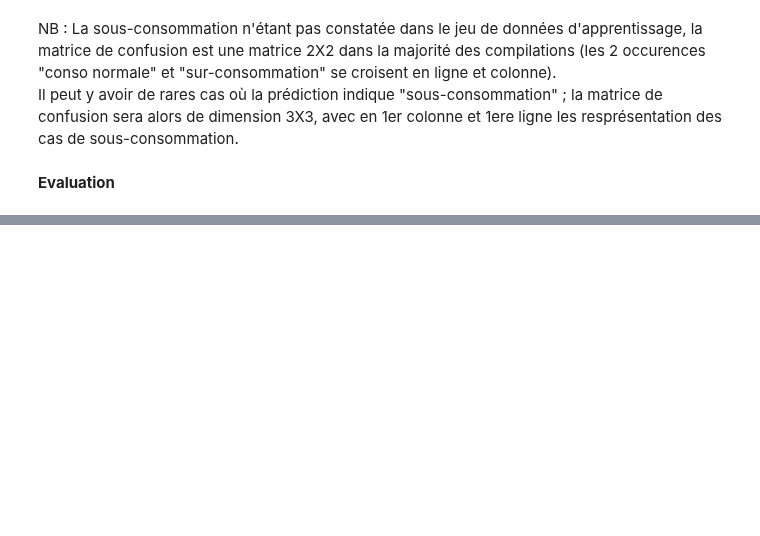
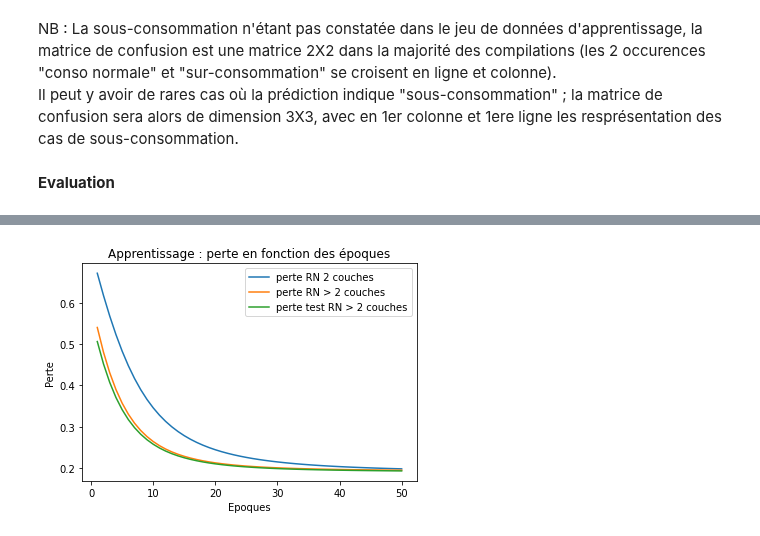
Before and after one commit to MarleneChevalier/Deep-Learning, a Jupyter notebook: Projet_DeepLearning.ipynb, the cells around one changed output, grey strips where cells are left out. Cells and saved outputs as stored; diff of their text form; code cells hidden in the pictures; blank space fills up the shorter version.

```diff
--- a/Projet_DeepLearning.ipynb
+++ b/Projet_DeepLearning.ipynb
@@ -495,16 +509,19 @@ plt.show()
 # %%
 #Création du réseau de neurones 2 couches
 model_Ycat2=km.Sequential()
-from keras.layers import Dense
-model_Ycat2.add(Dense(units=6, input_dim=26,activation="sigmoid"))
-model_Ycat2.add(Dense(units=6, activation="sigmoid"))
+#from keras.layers import Dense
+model_Ycat2.add(Dense(units=12, input_dim=26,activation="sigmoid"))
+model_Ycat2.add(Dense(units=9, activation="sigmoid"))
 model_Ycat2.add(Dense(units=6, activation="sigmoid"))
 model_Ycat2.add(Dense(units=3, activation="softmax"))
+# %%
+#Compilation
+model_Ycat2.compile(loss='binary_crossentropy',optimizer='sgd',metrics='accuracy')
 # %%
 #Apprentissage pour Epoch=50
 modelfit2=model_Ycat2.fit(X_train, # Features d'apprentisssage
                         Y_catind_train, # Target d'apprentissage
                         epochs=50, # nombre d'époque
-                        batch_size=1000 # nombre d'observations par batch
+                        batch_size=1000, # nombre d'observations par batch
                         validation_data=(X_test, Y_catind_test)) # Données de l'évaluation
 # %% [output]
@@ -512,15 +545,19 @@ RuntimeError: ignored
 # %%
 # graphique loss / epochs
 plt.clf()
 loss_train2=modelfit2.history['loss']
+loss_test2=modelfit2.history['val_loss']
 epochs2=range(1,len(loss_train2)+1)
-
-plt.plot(epochs2,loss_train2)
+plt.plot(epochs,loss_train,label='perte RN 2 couches')
+plt.plot(epochs2,loss_train2, label='perte RN > 2 couches')
+plt.plot(epochs2,loss_test2, label='perte test RN > 2 couches')
 plt.title('Apprentissage : perte en fonction des époques')
 plt.xlabel('Epoques')
 plt.ylabel('Perte')
 plt.legend()
 plt.show()
+# %% [output]
+[figure, added]
 # %%
 # Prédiction
 Y_pred2=model_Ycat2.predict(X_test)
```
Also changed, not shown: parts of 14 cells of this notebook.
